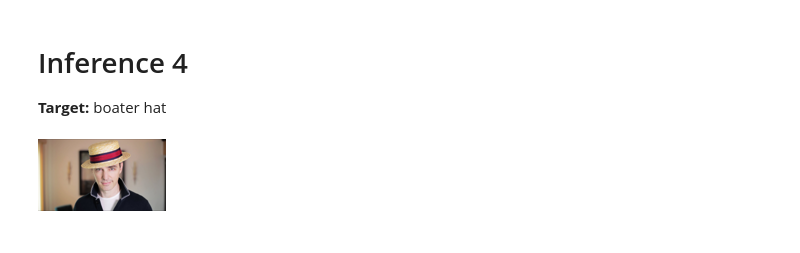
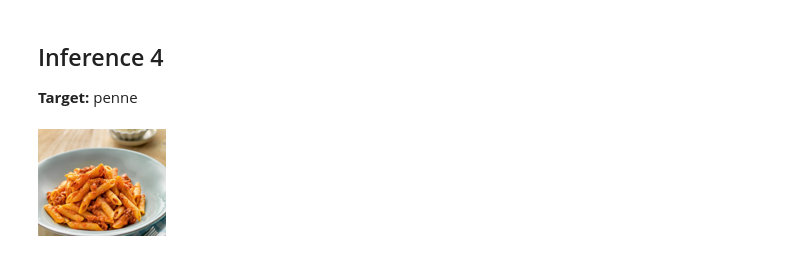
Before and after one commit to zzarif/Pasta-Shape-Recognizer, a Jupyter notebook: notebooks/inference.ipynb, the cells around one changed output. Cells and saved outputs as stored; diff of their text form; code cells hidden in the pictures.

```diff
--- a/notebooks/inference.ipynb
+++ b/notebooks/inference.ipynb
@@ -101,9 +91,9 @@ model.predict(f'{img_path}/unknown_02.jpg')
 # %% [markdown]
-# Inference 4
-**Target:** boater hat
+## Inference 4
+**Target:** penne
 # %%
-img = Image.open(f'{img_path}/unknown_03.jpg')
+img = Image.open(f'{img_path}/unknown03.png')
 img.to_thumb(128,128)
 # %% [output]
-[figure, old version]
+[figure, new version]
 # %%
```
Also changed, not shown: parts of 17 cells of this notebook, 14 other files.
